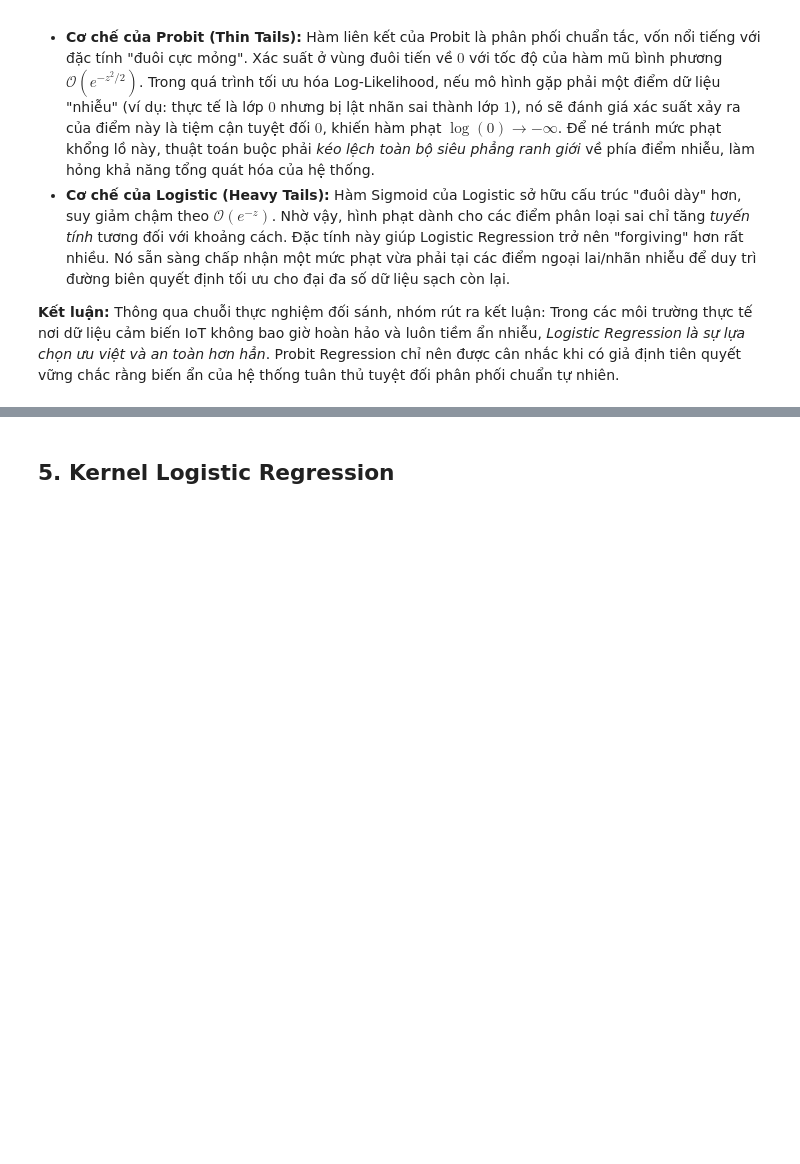
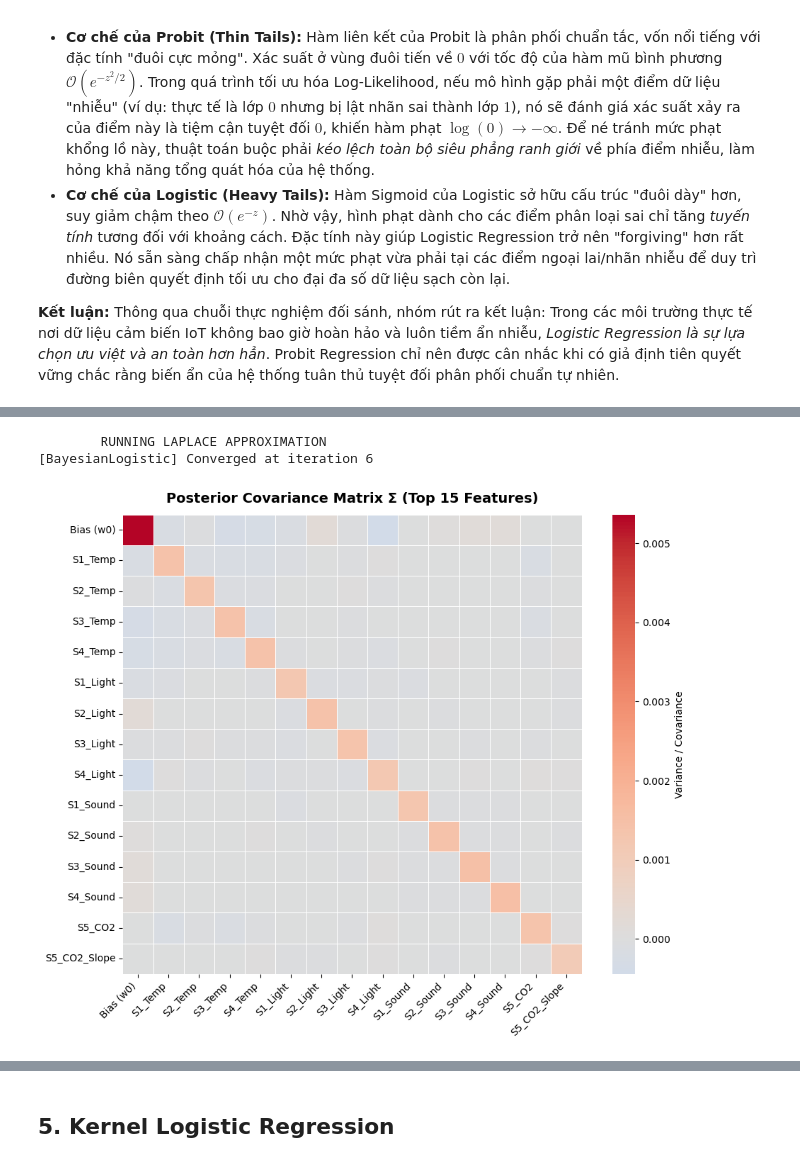
Before and after one commit to ThanhChuong12/Supervised-Learning-Regression-Classification, a Jupyter notebook: code/Part2_Classification/03_advanced_bonus_experiments.ipynb, the cells around one changed output, grey strips where cells are left out. Drawn from its saved outputs; the diff is of its cells as text; code cells hidden in the pictures; blank space fills up the shorter version.

Commit message:
Implement Bayesian Logistic Regression via Laplace Approximation

```diff
--- a/code/Part2_Classification/03_advanced_bonus_experiments.ipynb
+++ b/code/Part2_Classification/03_advanced_bonus_experiments.ipynb
@@ -215,0 +234,21 @@ Câu trả lời cốt lõi nằm ở khái niệm *Tail Heaviness* trong lý th
+# %%
+print("\tRUNNING LAPLACE APPROXIMATION")
+
+# Train model
+model_bayes = BayesianLogisticRegression(lambda_reg=0.1, method='newton', max_iter=100, tol=1e-6, verbose=True)
+model_bayes.fit(X_train, y_train_bin)
+
+# Feature names
+feature_names = train_df.drop(columns=[target_col]).columns.tolist()
+
+# Plot
+plot_covariance_heatmap(
+    sigma=model_bayes.Sigma,
+    feature_names=feature_names,
+    subset_size=15,
+    title="Posterior Covariance Matrix Σ (Top 15 Features)"
+)
+# %% [output]
+        RUNNING LAPLACE APPROXIMATION
+[BayesianLogistic] Converged at iteration 6
+[figure, added]
```
Also changed, not shown: parts of 20 cells of this notebook, 2 other files.
